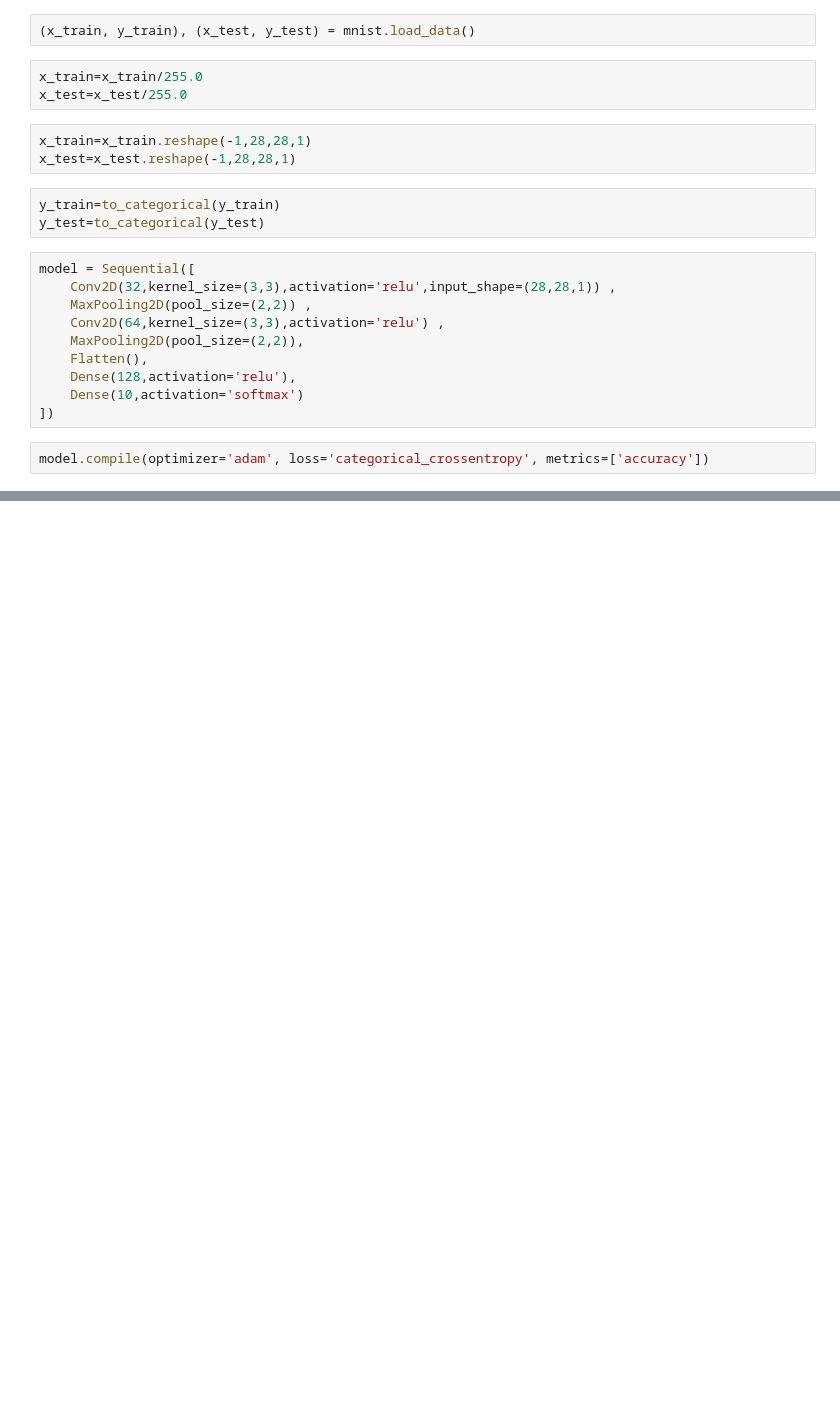
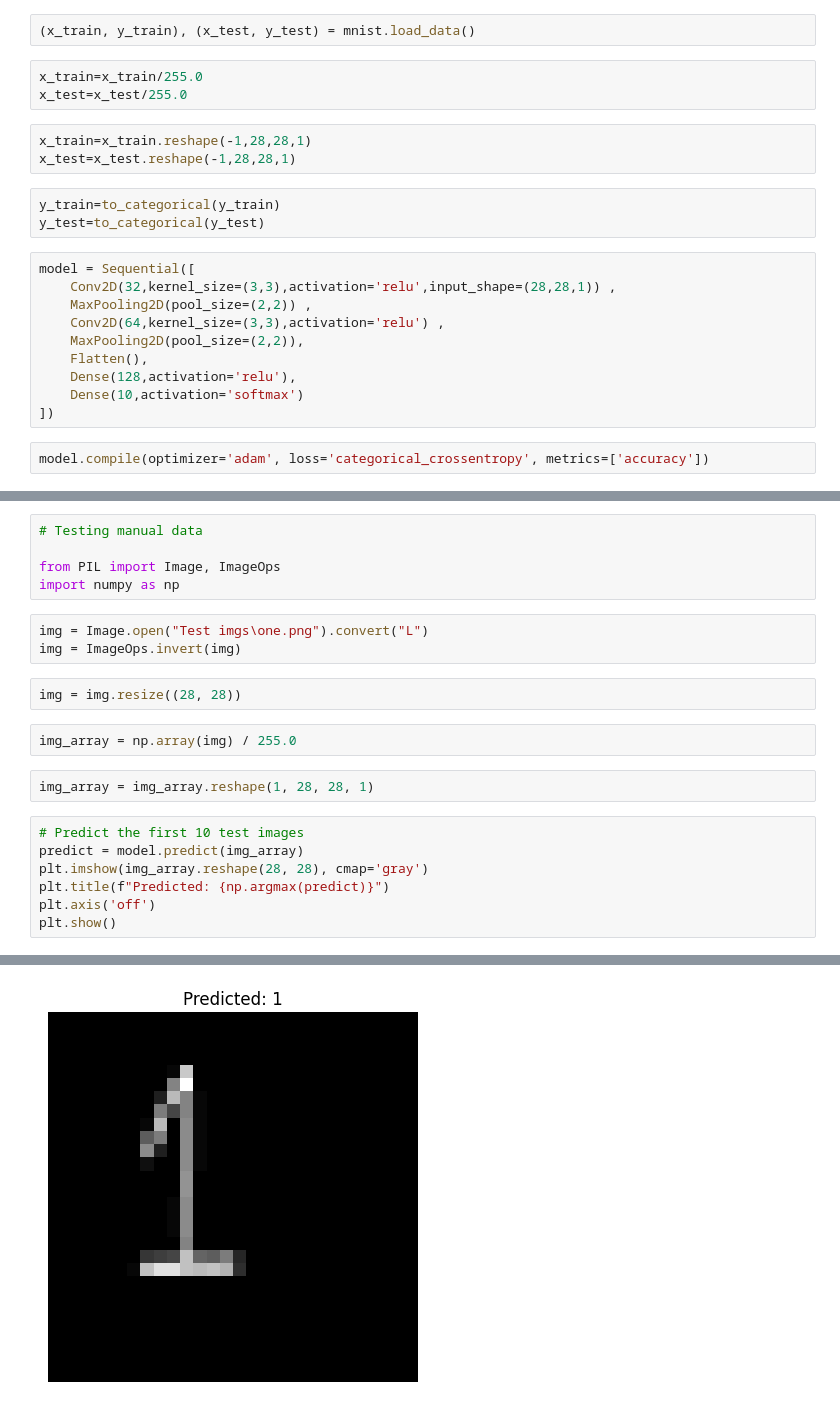
Before and after one commit to CrimsonRavenFeather/Digit-Recognition-System-, a Jupyter notebook: code.ipynb, the cells around one changed output, grey strips where cells are left out. Cells and saved outputs as stored; diff of their text form; blank space fills up the shorter version.

Commit message:
Manual Testing

```diff
--- a/code.ipynb
+++ b/code.ipynb
@@ -69,3 +69,25 @@ for i in range(10):
 [figure]
 [figure]
 [figure]
+# %%
+# Testing manual data
+
+from PIL import Image, ImageOps
+import numpy as np
+# %%
+img = Image.open("Test imgs\one.png").convert("L")
+img = ImageOps.invert(img)
+# %%
+img = img.resize((28, 28))
+# %%
+img_array = np.array(img) / 255.0
+# %%
+img_array = img_array.reshape(1, 28, 28, 1)
+# %%
+# Predict the first 10 test images
+predict = model.predict(img_array)
+plt.imshow(img_array.reshape(28, 28), cmap='gray')
+plt.title(f"Predicted: {np.argmax(predict)}")
+plt.axis('off')
+plt.show()
+# %% [output]
@@ -71,0 +95 @@ for i in range(10):
+[figure, added]
```
Also changed, not shown: parts of 4 cells of this notebook, 3 other files.
